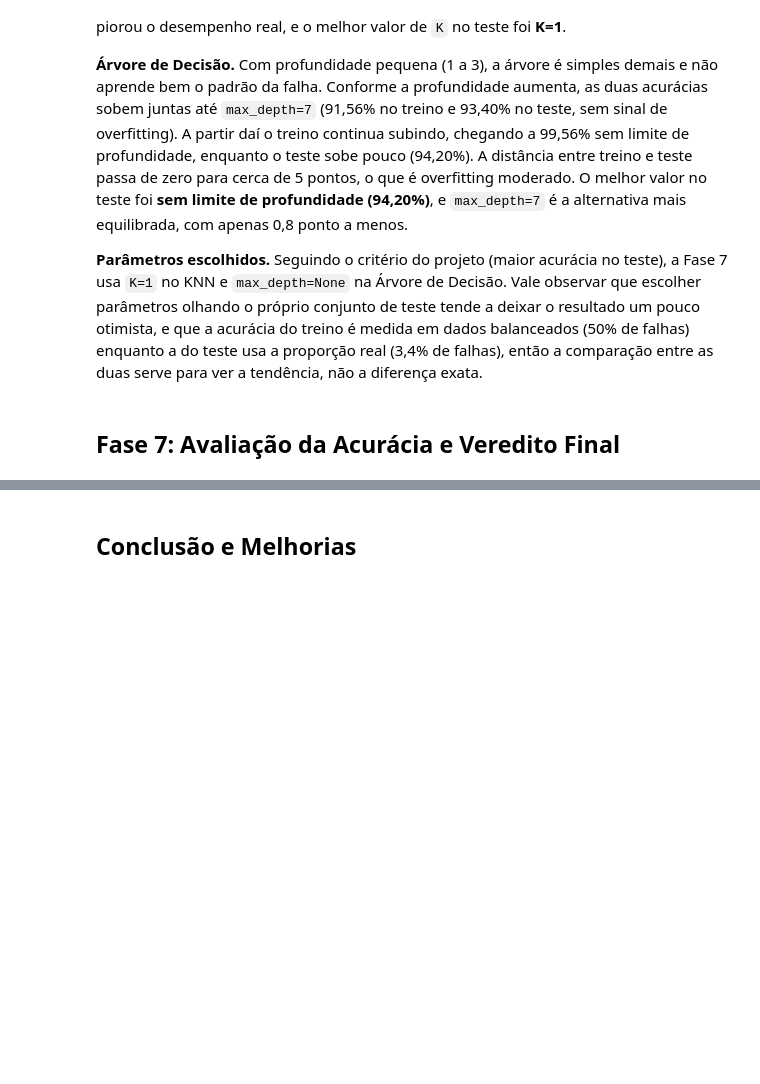
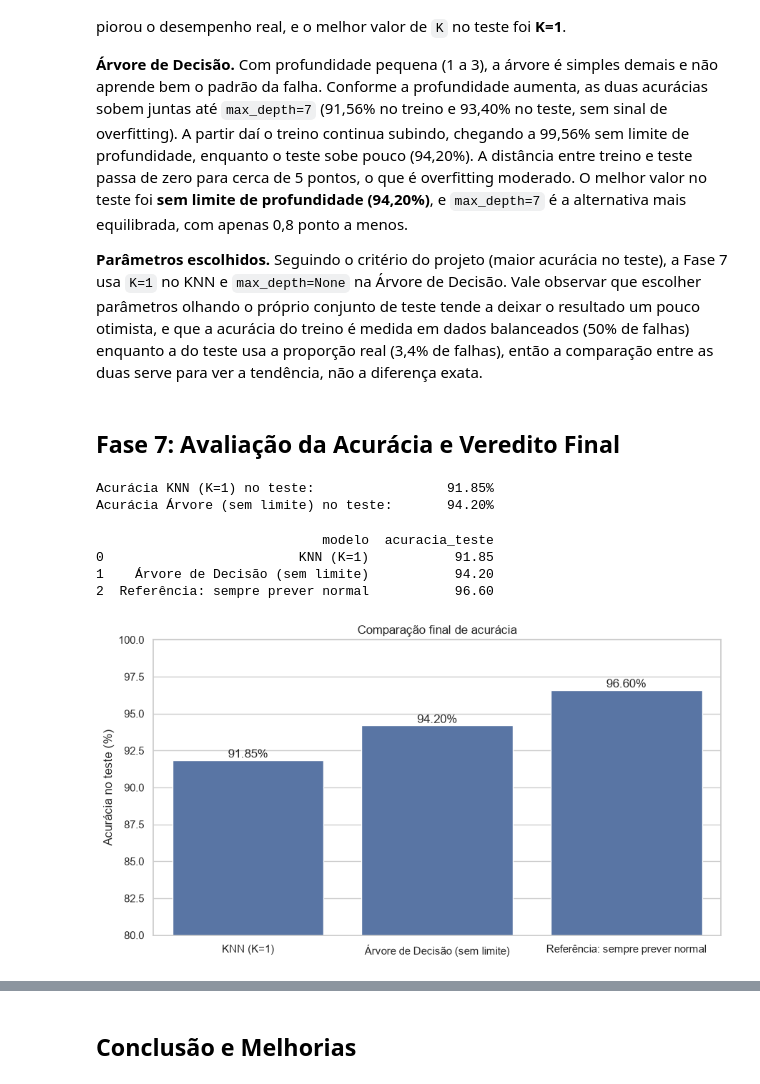
Before and after one commit to felipemendes2077/predictmaint-py, a Jupyter notebook: pipeline_manutencao_preditiva.ipynb, the cells around one changed output, grey strips where cells are left out. Saved outputs shown, nothing was run; the diff lists cells and outputs as text; code cells hidden in the pictures; blank space fills up the shorter version.

```diff
--- a/pipeline_manutencao_preditiva.ipynb
+++ b/pipeline_manutencao_preditiva.ipynb
@@ -484,3 +484,46 @@ plt.show()
 **Parâmetros escolhidos.** Seguindo o critério do projeto (maior acurácia no teste), a Fase 7 usa `K=1` no KNN e `max_depth=None` na Árvore de Decisão. Vale observar que escolher parâmetros olhando o próprio conjunto de teste tende a deixar o resultado um pouco otimista, e que a acurácia do treino é medida em dados balanceados (50% de falhas) enquanto a do teste usa a proporção real (3,4% de falhas), então a comparação entre as duas serve para ver a tendência, não a diferença exata.
 # %% [markdown]
 ## Fase 7: Avaliação da Acurácia e Veredito Final
+# %%
+knn_final = KNeighborsClassifier(n_neighbors=1)
+knn_final.fit(X_treino_esc, y_treino_bal)
+previsoes_knn = knn_final.predict(X_teste_esc)
+
+arvore_final = DecisionTreeClassifier(max_depth=None, random_state=SEED)
+arvore_final.fit(X_treino_bal, y_treino_bal)
+previsoes_arvore = arvore_final.predict(X_teste)
+
+acc_knn = accuracy_score(y_teste, previsoes_knn)
+acc_arvore = accuracy_score(y_teste, previsoes_arvore)
+
+print(f"Acurácia KNN (K=1) no teste:                 {acc_knn * 100:.2f}%")
+print(f"Acurácia Árvore (sem limite) no teste:       {acc_arvore * 100:.2f}%")
+# %% [output]
+Acurácia KNN (K=1) no teste:                 91.85%
+Acurácia Árvore (sem limite) no teste:       94.20%
+# %%
+acc_referencia = (y_teste == 0).mean()
+
+comparacao_final = pd.DataFrame({
+    "modelo": ["KNN (K=1)", "Árvore de Decisão (sem limite)", "Referência: sempre prever normal"],
+    "acuracia_teste": [round(acc_knn * 100, 2), round(acc_arvore * 100, 2), round(acc_referencia * 100, 2)],
+})
+print(comparacao_final)
+
+plt.figure(figsize=(9, 5))
+ax = sns.barplot(x="modelo", y="acuracia_teste", data=comparacao_final)
+for barra in ax.patches:
+    ax.text(barra.get_x() + barra.get_width() / 2, barra.get_height(),
+            f"{barra.get_height():.2f}%", ha="center", va="bottom")
+ax.set_ylim(80, 100)
+ax.set_xlabel("")
+ax.set_ylabel("Acurácia no teste (%)")
+ax.set_title("Comparação final de acurácia")
+plt.tight_layout()
+plt.show()
+# %% [output]
+                             modelo  acuracia_teste
+0                         KNN (K=1)           91.85
+1    Árvore de Decisão (sem limite)           94.20
+2  Referência: sempre prever normal           96.60
+[figure, added]
```
Also changed, not shown: parts of 3 cells of this notebook.
